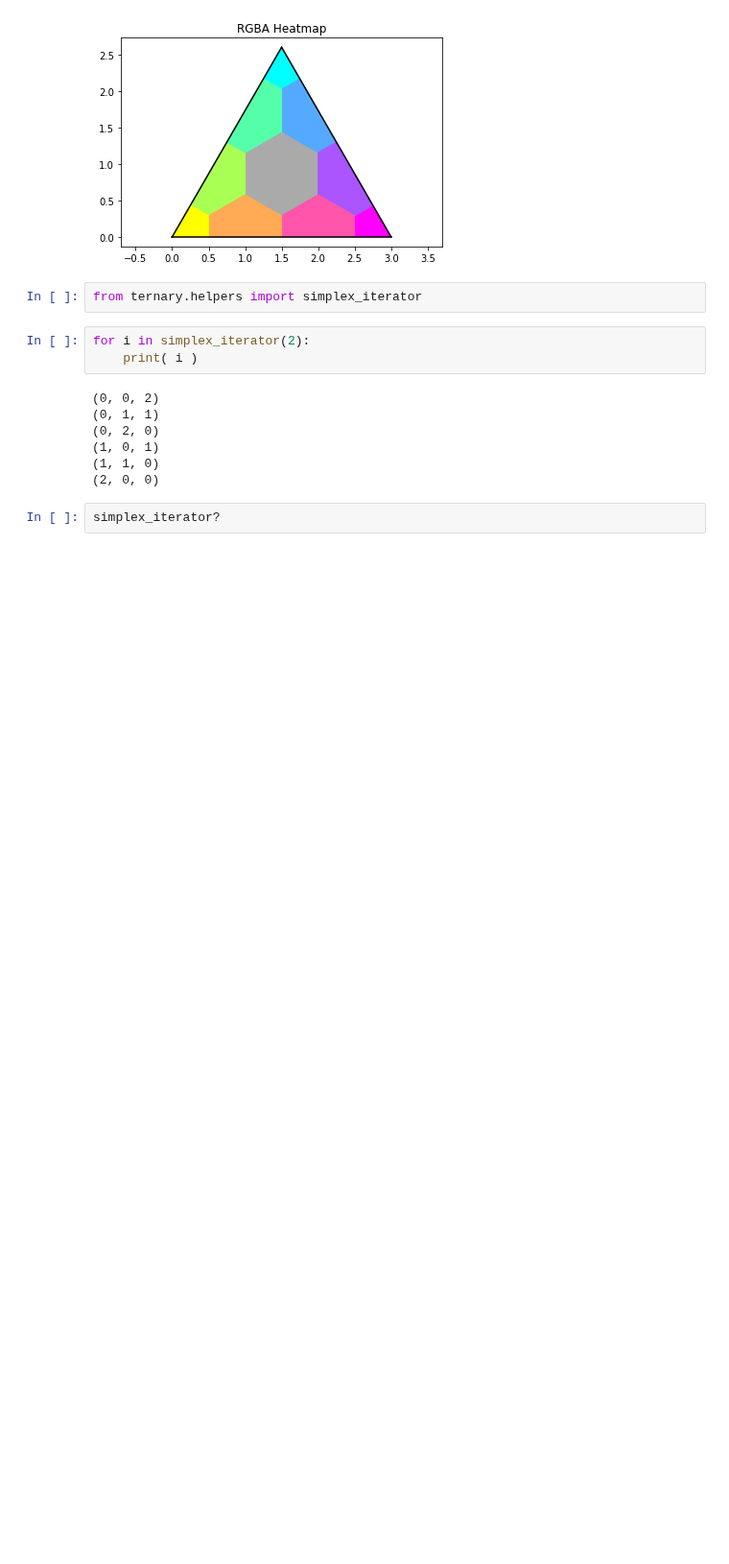
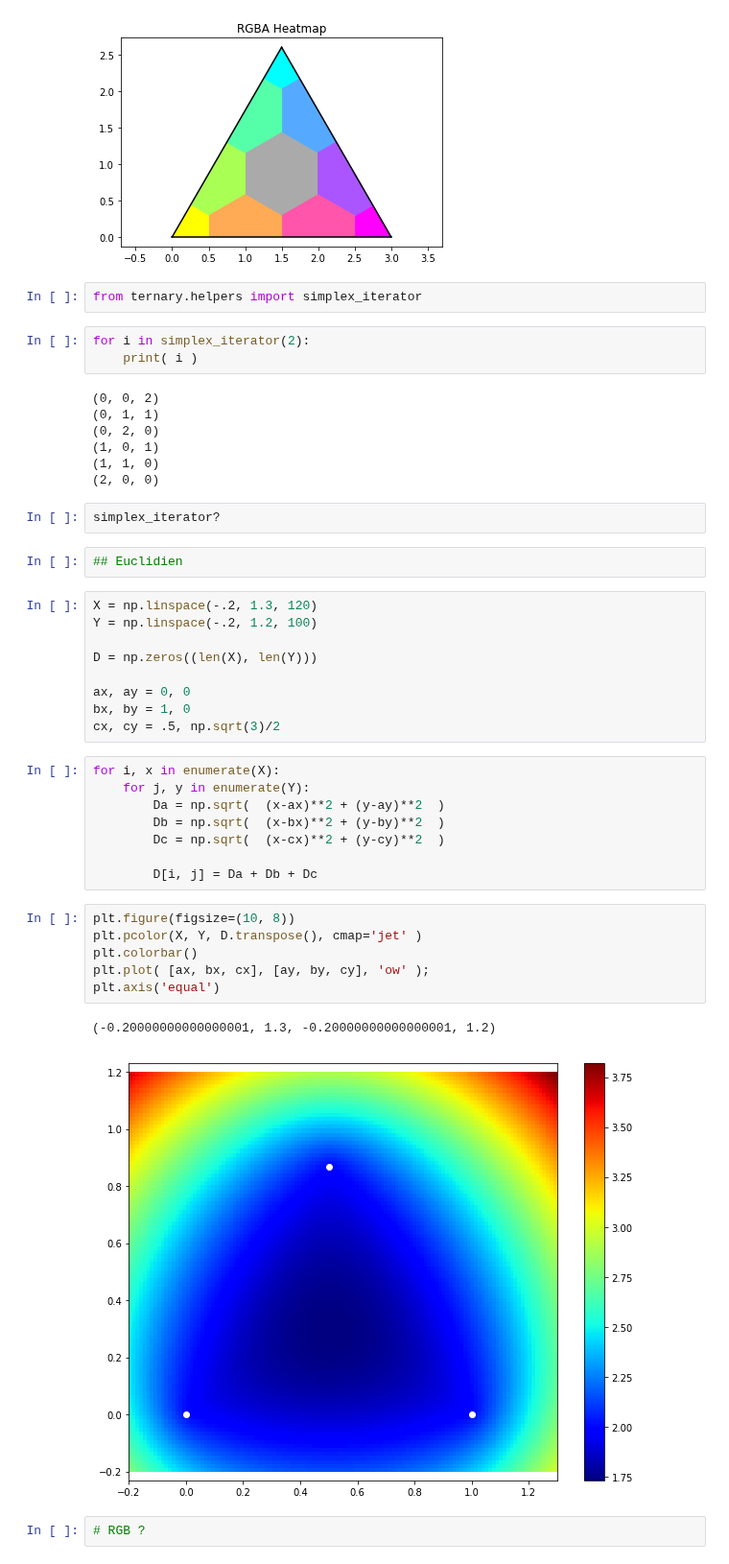
Before and after one commit to xdze2/xdze2.github.io-src, a Jupyter notebook: content/Diagramme_ternaire.ipynb, the cells around one changed output. Shown at 96% size. Saved outputs shown, nothing was run; the diff lists cells and outputs as text; blank space fills up the shorter version.

```diff
--- a/content/Diagramme_ternaire.ipynb
+++ b/content/Diagramme_ternaire.ipynb
@@ -95,3 +95,33 @@ for i in simplex_iterator(2):
 (2, 0, 0)
 # %%
 simplex_iterator?
+# %%
+## Euclidien
+# %%
+X = np.linspace(-.2, 1.3, 120)
+Y = np.linspace(-.2, 1.2, 100)
+
+D = np.zeros((len(X), len(Y)))
+
+ax, ay = 0, 0
+bx, by = 1, 0
+cx, cy = .5, np.sqrt(3)/2
+# %%
+for i, x in enumerate(X):
+    for j, y in enumerate(Y):
+        Da = np.sqrt(  (x-ax)**2 + (y-ay)**2  )
+        Db = np.sqrt(  (x-bx)**2 + (y-by)**2  )
+        Dc = np.sqrt(  (x-cx)**2 + (y-cy)**2  )
+
+        D[i, j] = Da + Db + Dc
+# %%
+plt.figure(figsize=(10, 8))
+plt.pcolor(X, Y, D.transpose(), cmap='jet' )
+plt.colorbar()
+plt.plot( [ax, bx, cx], [ay, by, cy], 'ow' );
+plt.axis('equal')
+# %% [output]
+(-0.20000000000000001, 1.3, -0.20000000000000001, 1.2)
+[figure, added]
+# %%
+# RGB ?
```
Also changed, not shown: parts of 3 cells of this notebook, 10 other files.
